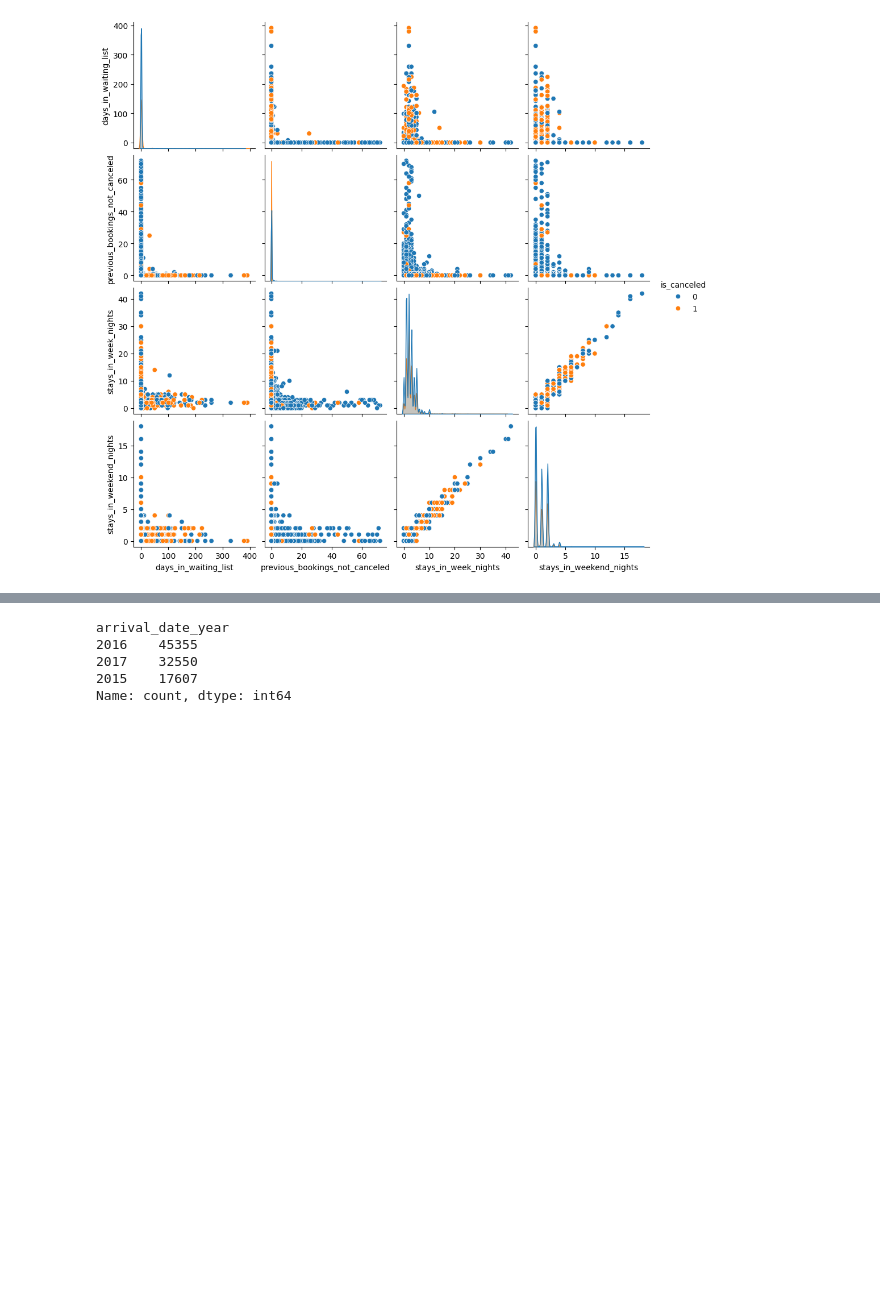
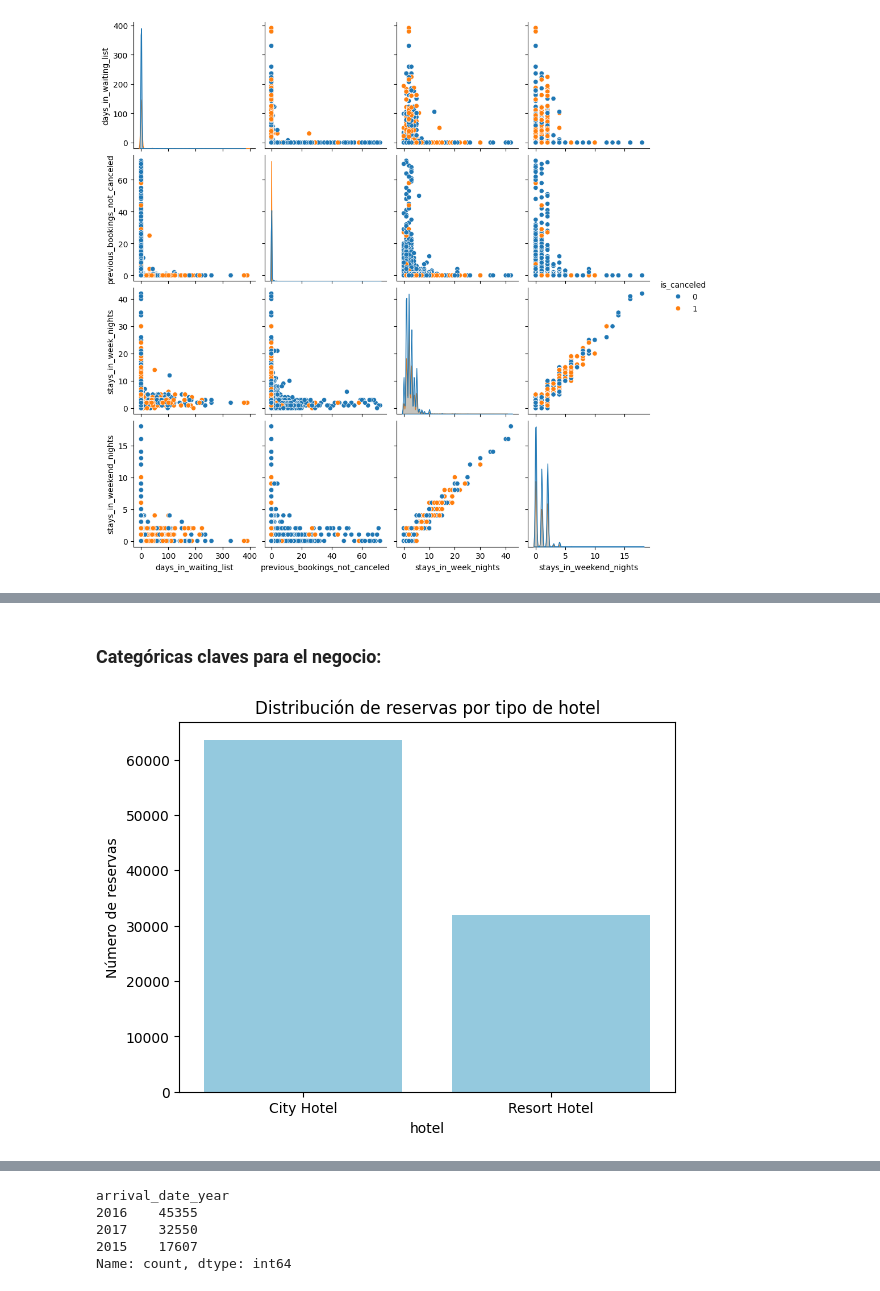
Before and after one commit to eleacos/ML_hotel_booking, a Jupyter notebook: src/notebooks/parte_1_Brenda.ipynb, the cells around one changed output, grey strips where cells are left out. Drawn from its saved outputs; the diff is of its cells as text; code cells hidden in the pictures; blank space fills up the shorter version.

```diff
--- a/src/notebooks/parte_1_Brenda.ipynb
+++ b/src/notebooks/parte_1_Brenda.ipynb
@@ -492,0 +533,10 @@ plt.show();
+# %% [markdown]
+### Categóricas claves para el negocio:
+# %%
+# categóricas importantes para el negocio hotelero: hotel, customer_type, meal, reserved_room_type, country, deposit_type
+sns.countplot(x="hotel", data=train_set, color="skyblue")
+plt.title("Distribución de reservas por tipo de hotel")
+plt.ylabel("Número de reservas")
+plt.show();
+# %% [output]
+[figure, added]
```
Also changed, not shown: parts of 45 cells of this notebook.
